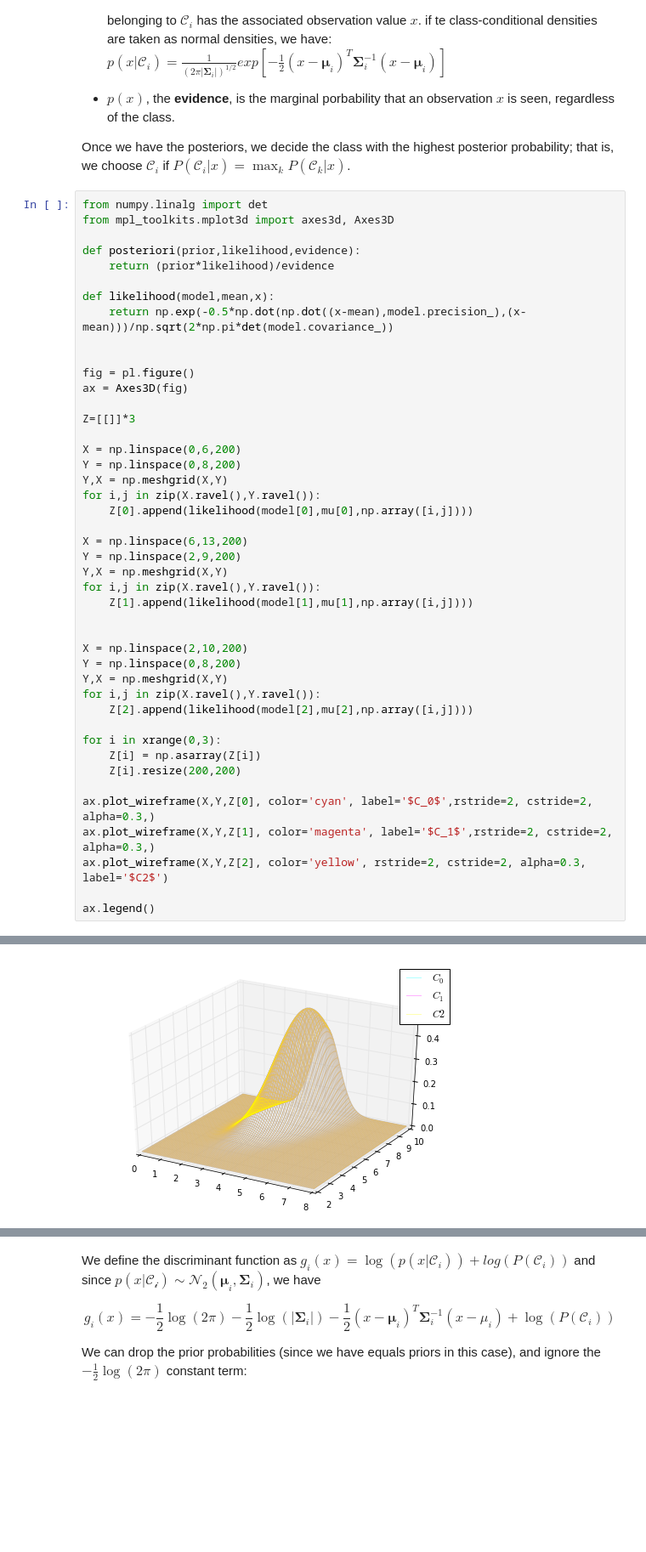
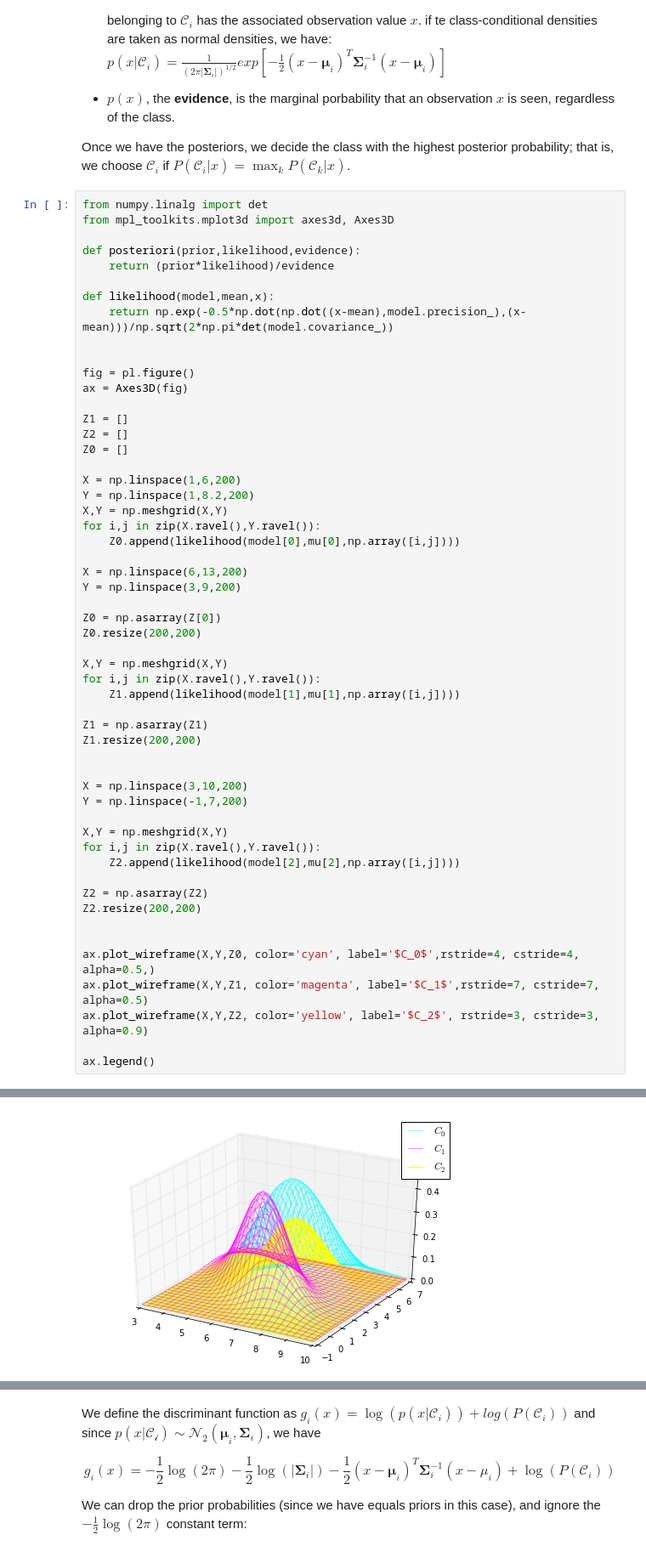
Before and after one commit to jaundavid/2019764, a Jupyter notebook: ssierral_jduchuvog_assign2.ipynb, the cells around one changed output, grey strips where cells are left out. Shown: that part at 85% size. Cells and saved outputs as stored; diff of their text form; blank space fills up the shorter version.

Commit message:
Gaussian pdfs plots fixed

```diff
--- a/ssierral_jduchuvog_assign2.ipynb
+++ b/ssierral_jduchuvog_assign2.ipynb
@@ -120,50 +120,60 @@ Once we have the posteriors, we decide the class with the highest posterior prob
 # %%
 from numpy.linalg import det
 from mpl_toolkits.mplot3d import axes3d, Axes3D
 
 def posteriori(prior,likelihood,evidence):
     return (prior*likelihood)/evidence
 
 def likelihood(model,mean,x):
     return np.exp(-0.5*np.dot(np.dot((x-mean),model.precision_),(x-mean)))/np.sqrt(2*np.pi*det(model.covariance_))
 
 
 fig = pl.figure()
 ax = Axes3D(fig)
 
-Z=[[]]*3
+Z1 = []
+Z2 = []
+Z0 = []
 
-X = np.linspace(0,6,200)
-Y = np.linspace(0,8,200)
-Y,X = np.meshgrid(X,Y)
+X = np.linspace(1,6,200)
+Y = np.linspace(1,8.2,200)
+X,Y = np.meshgrid(X,Y)
 for i,j in zip(X.ravel(),Y.ravel()):
-    Z[0].append(likelihood(model[0],mu[0],np.array([i,j])))
+    Z0.append(likelihood(model[0],mu[0],np.array([i,j])))
 
 X = np.linspace(6,13,200)
-Y = np.linspace(2,9,200)
-Y,X = np.meshgrid(X,Y)
+Y = np.linspace(3,9,200)
+
+Z0 = np.asarray(Z[0])
+Z0.resize(200,200)
+
+X,Y = np.meshgrid(X,Y)
 for i,j in zip(X.ravel(),Y.ravel()):
-    Z[1].append(likelihood(model[1],mu[1],np.array([i,j])))
+    Z1.append(likelihood(model[1],mu[1],np.array([i,j])))
+
+Z1 = np.asarray(Z1)
+Z1.resize(200,200)
 
 
-X = np.linspace(2,10,200)
-Y = np.linspace(0,8,200)
-Y,X = np.meshgrid(X,Y)
+X = np.linspace(3,10,200)
+Y = np.linspace(-1,7,200)
+
+X,Y = np.meshgrid(X,Y)
 for i,j in zip(X.ravel(),Y.ravel()):
-    Z[2].append(likelihood(model[2],mu[2],np.array([i,j])))
+    Z2.append(likelihood(model[2],mu[2],np.array([i,j])))
 
-for i in xrange(0,3):
-    Z[i] = np.asarray(Z[i])
-    Z[i].resize(200,200)
+Z2 = np.asarray(Z2)
+Z2.resize(200,200)
 
-ax.plot_wireframe(X,Y,Z[0], color='cyan', label='$C_0$',rstride=2, cstride=2, alpha=0.3,)
-ax.plot_wireframe(X,Y,Z[1], color='magenta', label='$C_1$',rstride=2, cstride=2, alpha=0.3,)
-ax.plot_wireframe(X,Y,Z[2], color='yellow', rstride=2, cstride=2, alpha=0.3, label='$C2$')
+
+ax.plot_wireframe(X,Y,Z0, color='cyan', label='$C_0$',rstride=4, cstride=4, alpha=0.5,)
+ax.plot_wireframe(X,Y,Z1, color='magenta', label='$C_1$',rstride=7, cstride=7, alpha=0.5)
+ax.plot_wireframe(X,Y,Z2, color='yellow', label='$C_2$', rstride=3, cstride=3, alpha=0.9)
 
 ax.legend()
 # %% [output]
 <matplotlib.legend.Legend at 0x...>
-[figure, old version]
+[figure, new version]
 # %%
 evidence = 0.3333
 prior = 0.33333
```
Also changed, not shown: parts of 4 cells of this notebook.
